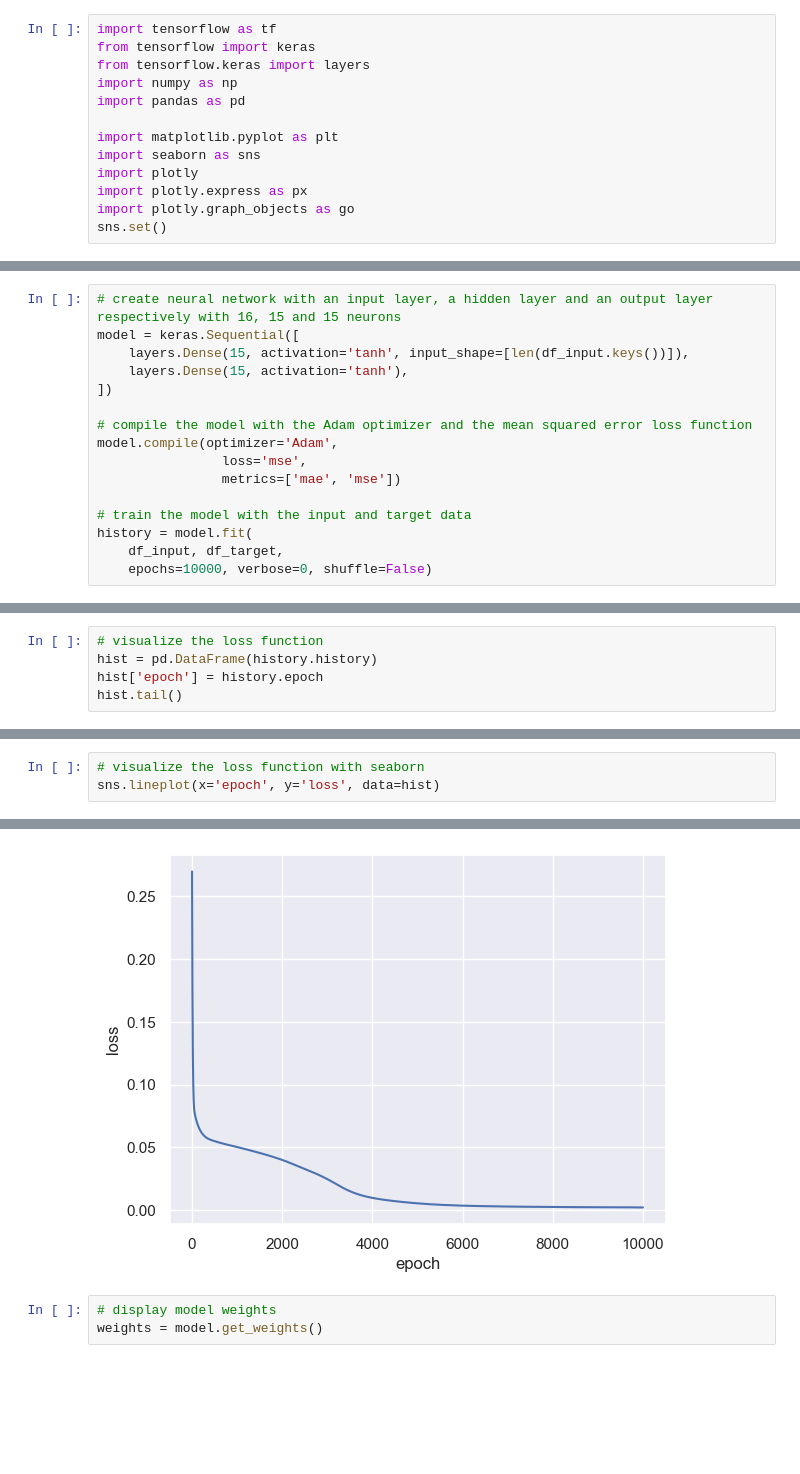
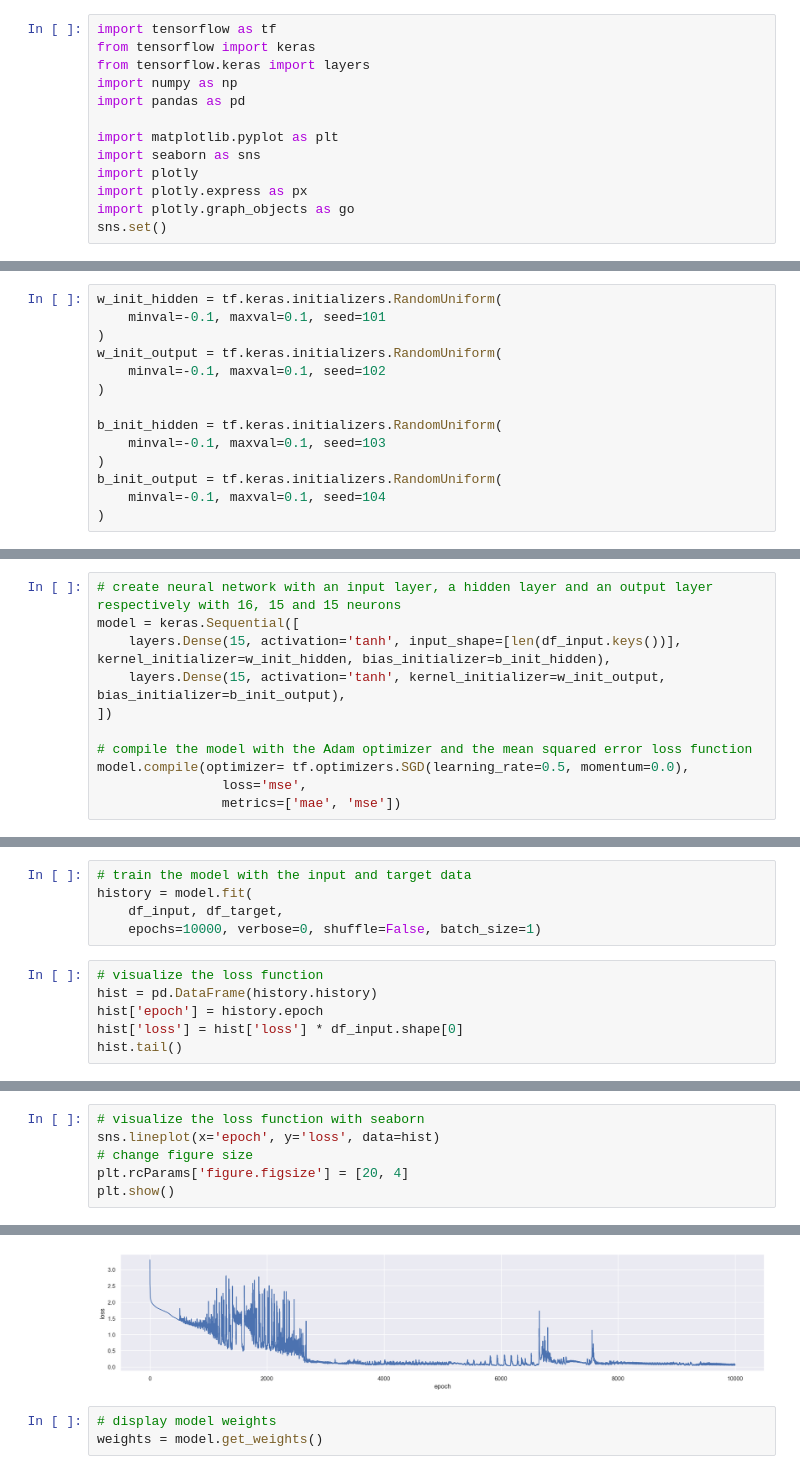
Before and after one commit to Ishikawa7/neural-network-with-fuzzified-inverter, a Jupyter notebook: fuzzified_inverter_modern_TF.ipynb, the cells around one changed output, grey strips where cells are left out. Drawn from its saved outputs; the diff is of its cells as text; blank space fills up the shorter version.

Commit message:
added model for approxi8mating book

```diff
--- a/fuzzified_inverter_modern_TF.ipynb
+++ b/fuzzified_inverter_modern_TF.ipynb
@@ -61,0 +30,14 @@ df_target
+# %%
+w_init_hidden = tf.keras.initializers.RandomUniform(
+    minval=-0.1, maxval=0.1, seed=101
+)
+w_init_output = tf.keras.initializers.RandomUniform(
+    minval=-0.1, maxval=0.1, seed=102
+)
+
+b_init_hidden = tf.keras.initializers.RandomUniform(
+    minval=-0.1, maxval=0.1, seed=103
+)
+b_init_output = tf.keras.initializers.RandomUniform(
+    minval=-0.1, maxval=0.1, seed=104
+)
@@ -62,16 +55,11 @@ df_target
 # %%
 # create neural network with an input layer, a hidden layer and an output layer respectively with 16, 15 and 15 neurons
 model = keras.Sequential([
-    layers.Dense(15, activation='tanh', input_shape=[len(df_input.keys())]),
-    layers.Dense(15, activation='tanh'),
+    layers.Dense(15, activation='tanh', input_shape=[len(df_input.keys())], kernel_initializer=w_init_hidden, bias_initializer=b_init_hidden),
+    layers.Dense(15, activation='tanh', kernel_initializer=w_init_output, bias_initializer=b_init_output),
 ])
 
 # compile the model with the Adam optimizer and the mean squared error loss function
-model.compile(optimizer='Adam',
+model.compile(optimizer= tf.optimizers.SGD(learning_rate=0.5, momentum=0.0),
                 loss='mse',
                 metrics=['mae', 'mse'])
-
-# train the model with the input and target data
-history = model.fit(
-    df_input, df_target,
-    epochs=10000, verbose=0, shuffle=False)
@@ -78,7 +86,13 @@ history = model.fit(
+# %%
+# train the model with the input and target data
+history = model.fit(
+    df_input, df_target,
+    epochs=10000, verbose=0, shuffle=False, batch_size=1)
 # %%
 # visualize the loss function
 hist = pd.DataFrame(history.history)
 hist['epoch'] = history.epoch
+hist['loss'] = hist['loss'] * df_input.shape[0]
 hist.tail()
 # %% [output]
 |  | loss | mae | mse | epoch |
@@ -90,4 +104,7 @@ hist.tail()
 # %%
 # visualize the loss function with seaborn
 sns.lineplot(x='epoch', y='loss', data=hist)
+# change figure size
+plt.rcParams['figure.figsize'] = [20, 4]
+plt.show()
 # %% [output]
@@ -95,4 +111,4 @@ sns.lineplot(x='epoch', y='loss', data=hist)
-[figure, old version]
+[figure, new version]
 # %%
 # display model weights
 weights = model.get_weights()
```
Also changed, not shown: parts of 11 cells of this notebook, 3 other files.
